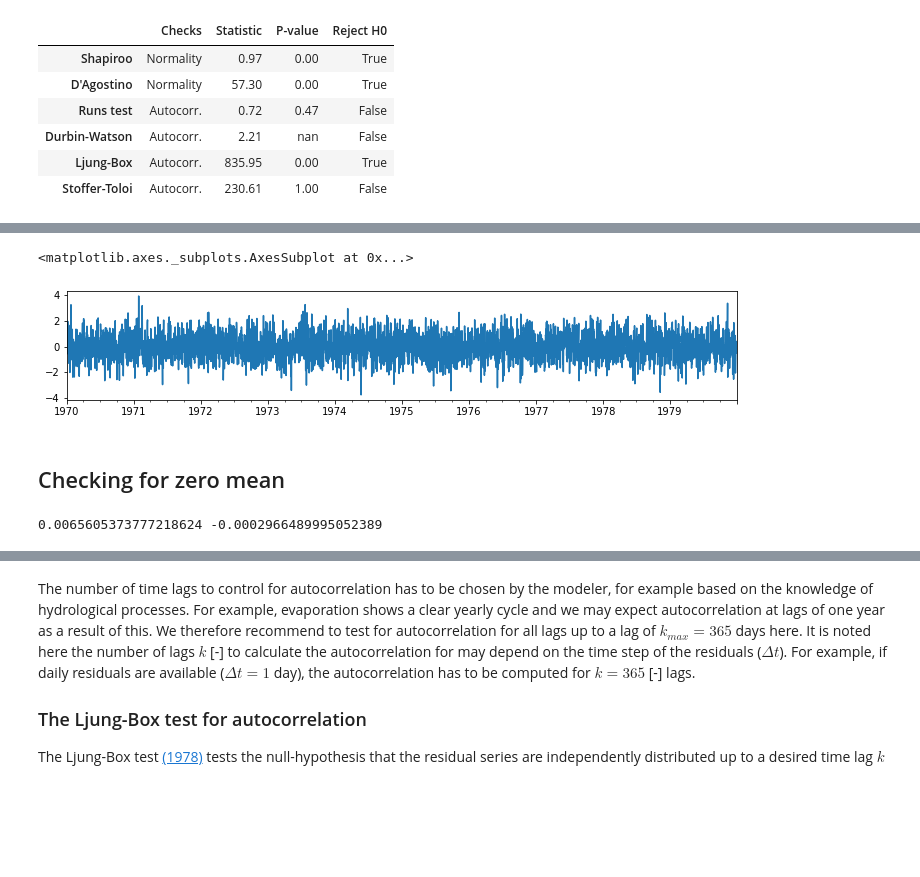
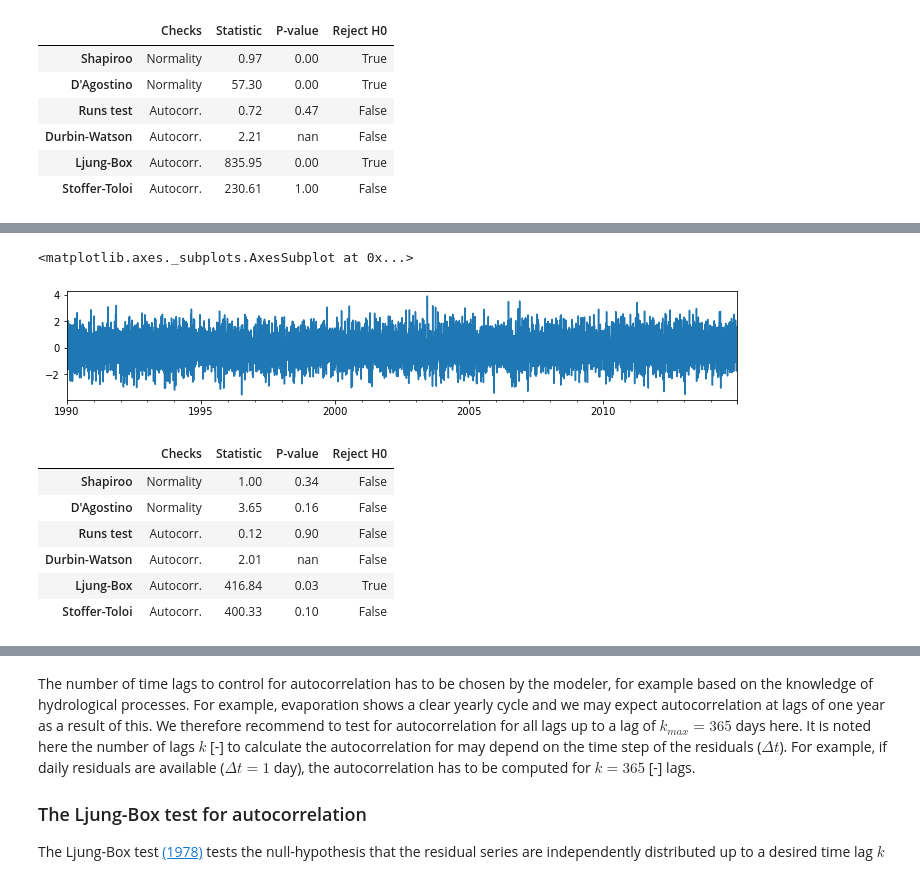
Before and after one commit to pastas/pastas, a Jupyter notebook: examples/notebooks/4_diagnostic_checking.ipynb, the cells around one changed output, grey strips where cells are left out. Drawn from its saved outputs; the diff is of its cells as text; code cells hidden in the pictures; blank space fills up the shorter version.

```diff
--- a/examples/notebooks/4_diagnostic_checking.ipynb
+++ b/examples/notebooks/4_diagnostic_checking.ipynb
@@ -86,18 +100,21 @@ ps.stats.diagnostics(ml.noise(), alpha=0.05)
 # %%
-import numpy as np
 random_seed = np.random.RandomState(12345)
-index = pd.to_datetime(np.arange(3650), unit="D")
-noise = pd.Series(random_seed.normal(0,1,3650), index=index)
+index = pd.to_datetime( np.arange(4.5*3650), unit="D")
+noise = pd.Series(random_seed.normal(0,1,len(index)), index=index).loc["1990":]
 noise.plot(figsize=(12,2))
 # %% [output]
 <matplotlib.axes._subplots.AxesSubplot at 0x...>
-[figure, old version]
+[figure, new version]
-# %% [markdown]
-## Checking for zero mean
-# %%
-print(noise.mean(), ml.noise().mean())
-# %% [output]
-0.0065605373777218624 -0.0002966489995052389
+# %%
+ps.stats.diagnostics(noise)
+# %% [output]
+|  | Checks | Statistic | P-value | Reject H0 |
+| Shapiroo | Normality | 1.00 | 0.34 | False |
+| D'Agostino | Normality | 3.65 | 0.16 | False |
+| Runs test | Autocorr. | 0.12 | 0.90 | False |
+| Durbin-Watson | Autocorr. | 2.01 | nan | False |
+| Ljung-Box | Autocorr. | 416.84 | 0.03 | True |
+| Stoffer-Toloi | Autocorr. | 400.33 | 0.10 | False |
 # %% [markdown]
 ## Checking for independence
 The first thing we check is if the values of residual series are independent form each other, or in other words, are not correlated. The correlation of a time series with a lagged version of itself is also referred to as autocorrelation, and we often say that we want to check that there is no significant autocorrelation in the residual time series. The following methods to test for autocorrelation are available in Pastas:
```
Also changed, not shown: parts of 32 cells of this notebook, 1 other file.
